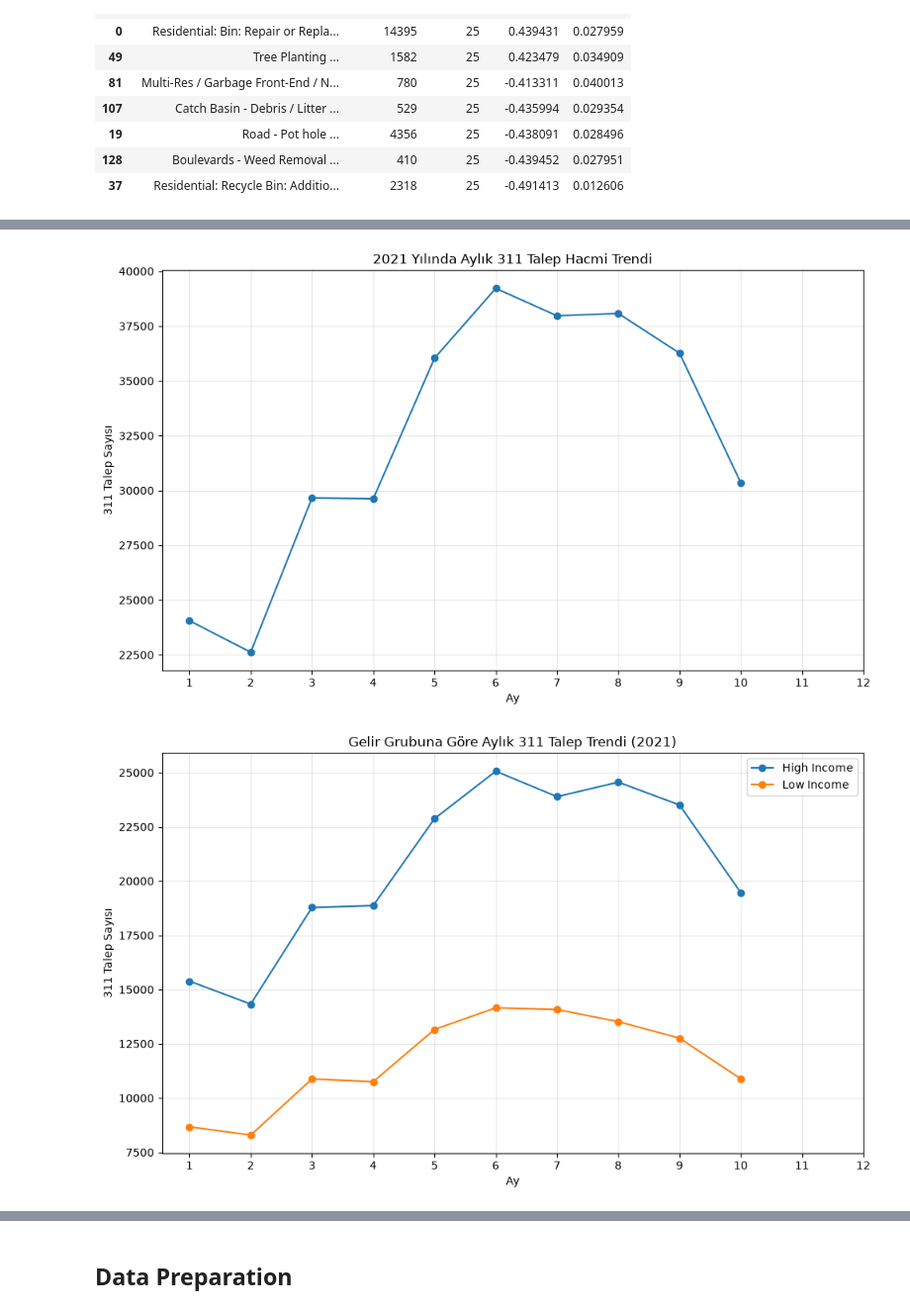
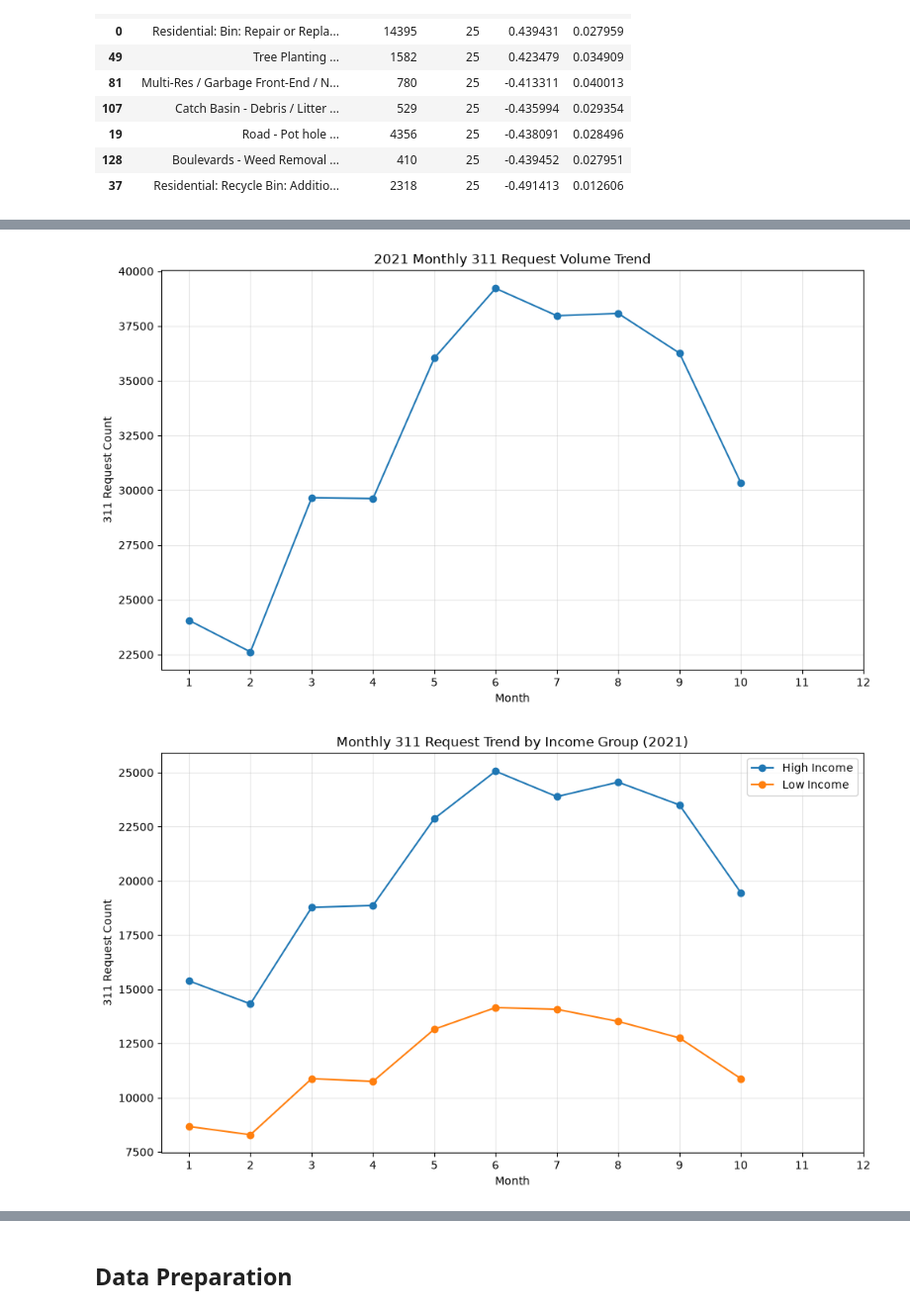
Before and after one commit to Mert30/toronto_311_project, a Jupyter notebook: notebook/toronto_311_requests.ipynb, the cells around one changed output, grey strips where cells are left out. Shown at 99% size. Cells and saved outputs as stored; diff of their text form; code cells hidden in the pictures.

```diff
--- a/notebook/toronto_311_requests.ipynb
+++ b/notebook/toronto_311_requests.ipynb
@@ -356,38 +344,38 @@ print(monthly_counts)
 # %%
 plt.figure(figsize=(10,6))
 plt.plot(monthly_counts['Month'], monthly_counts['request_count'], marker='o')
-plt.xlabel('Ay')
-plt.ylabel('311 Talep Sayısı')
-plt.title('2021 Yılında Aylık 311 Talep Hacmi Trendi')
+plt.xlabel('Month')
+plt.ylabel('311 Request Count')
+plt.title('2021 Monthly 311 Request Volume Trend')
 plt.xticks(range(1,13))
 plt.grid(alpha=0.3)
 plt.tight_layout()
 plt.savefig('monthly_trend.png', dpi=150)
 plt.show()
 # %% [output]
-[figure, old version]
+[figure, new version]
 # %%
-# Ward'ları medyan gelire göre yüksek/düşük olarak ikiye böl
+# Classify wards based on median income
 median_income_overall = data_wards['Median Cost'].median()
 data_wards['income_group'] = data_wards['Median Cost'].apply(
     lambda x: 'High Income' if x >= median_income_overall else 'Low Income'
 )
 
-# ana veriyle birleştir
+# Merge the income group information with the main data to analyze trends based on income groups.
 data_with_group = data.merge(data_wards[['Ward', 'income_group']], on='Ward', how='left')
 
-# gruba ve aya göre say
+# Group by month and income group to count the number of requests in each category, which will help in analyzing the trends of 311 requests based on income levels.
 monthly_by_group = data_with_group.groupby(['Month', 'income_group']).size().reset_index(name='request_count')
 
-# görselleştir
+# visualization
 plt.figure(figsize=(10,6))
 for group in ['High Income', 'Low Income']:
     subset = monthly_by_group[monthly_by_group['income_group'] == group]
     plt.plot(subset['Month'], subset['request_count'], marker='o', label=group)
 
-plt.xlabel('Ay')
-plt.ylabel('311 Talep Sayısı')
-plt.title('Gelir Grubuna Göre Aylık 311 Talep Trendi (2021)')
+plt.xlabel('Month')
+plt.ylabel('311 Request Count')
+plt.title('Monthly 311 Request Trend by Income Group (2021)')
 plt.xticks(range(1,13))
 plt.legend()
 plt.grid(alpha=0.3)
@@ -395,5 +383,5 @@ plt.tight_layout()
 plt.savefig('monthly_trend_by_income.png', dpi=150)
 plt.show()
 # %% [output]
-[figure, old version]
+[figure, new version]
 # %%
```
Also changed, not shown: parts of 14 cells of this notebook, 2 other files.
